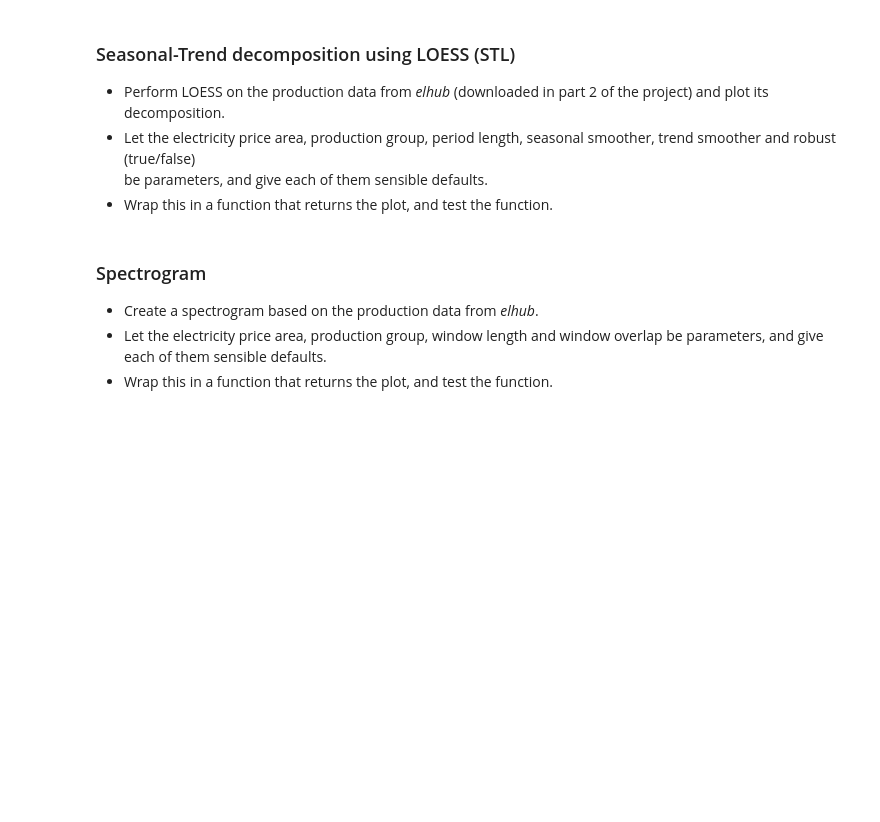
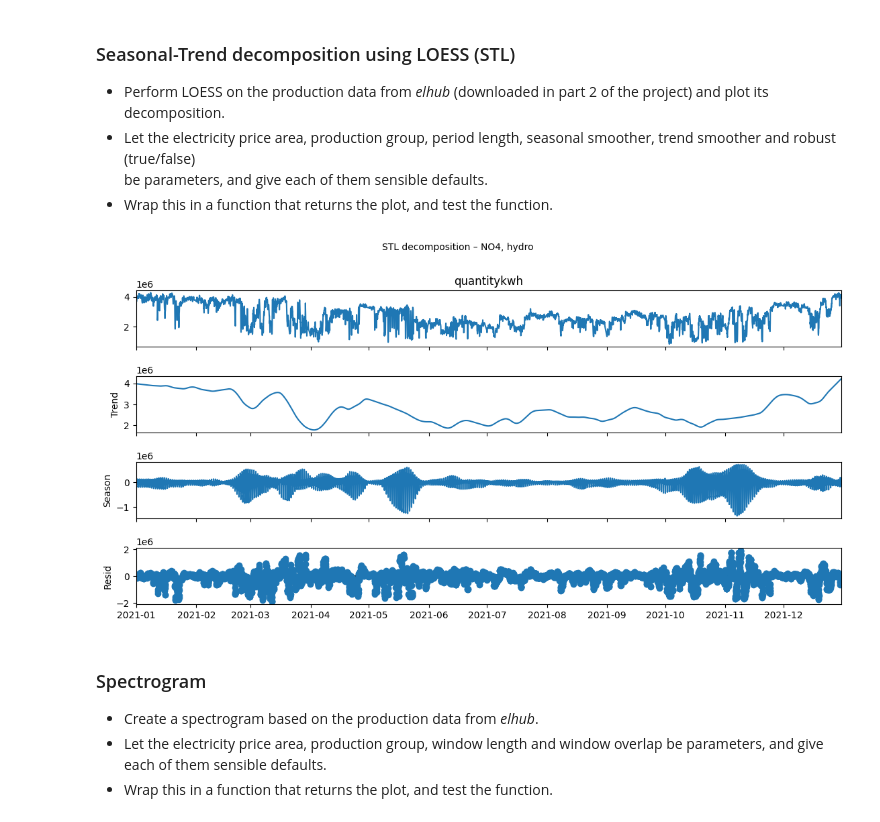
Before and after one commit to rajern/ind320-rajvir, a Jupyter notebook: notebooks/assignment3.ipynb, the cells around one changed output. Cells and saved outputs as stored; diff of their text form; code cells hidden in the pictures; blank space fills up the shorter version.

```diff
--- a/notebooks/assignment3.ipynb
+++ b/notebooks/assignment3.ipynb
@@ -70,0 +323,28 @@
+# %%
+# Read MongoDB URI from secrets.toml
+from pathlib import Path
+import tomllib
+
+secrets_path = Path("../.streamlit/secrets.toml")
+uri = tomllib.load(open(secrets_path, "rb"))["MONGODB_URI"]
+# %%
+# Connect to MongoDB and select database and collection
+from pymongo.mongo_client import MongoClient
+from pymongo.server_api import ServerApi
+
+client = MongoClient(uri, server_api=ServerApi('1'))
+db = client["elhub2021"]
+col = db["production_per_group_hour"]
+# %%
+# Load documents from MongoDB into a Pandas DataFrame
+import pandas as pd
+
+docs = list(col.find({}))          # Read all documents from the collection
+df_elhub = pd.DataFrame(docs)      # Convert to DataFrame
+
+# Drop MongoDB internal ID column if present
+if "_id" in df_elhub.columns:
+    df_elhub = df_elhub.drop(columns=["_id"])
+
+print(df_elhub.head())
+client.close()
@@ -77,3 +411,21 @@
+# %%
+# Test the STL (LOESS) function on Elhub production data
+
+# Choose a price area to inspect
+area = "NO4"
+
+# Call the STL helper function using the Elhub DataFrame from MongoDB
+fig, result = plot_stl_elhub(
+    df_elhub,   # Elhub data extracted from MongoDB above
+    area=area,
+    # The rest can stand as default values
+)
+
+# Show the decomposition plot
+fig.set_size_inches(12, 6)
+plt.show()
+# %% [output]
+[figure, added]
 # %% [markdown]
 ### Spectrogram
 - Create a spectrogram based on the production data from *elhub*.
```
Also changed, not shown: parts of 13 cells of this notebook.
